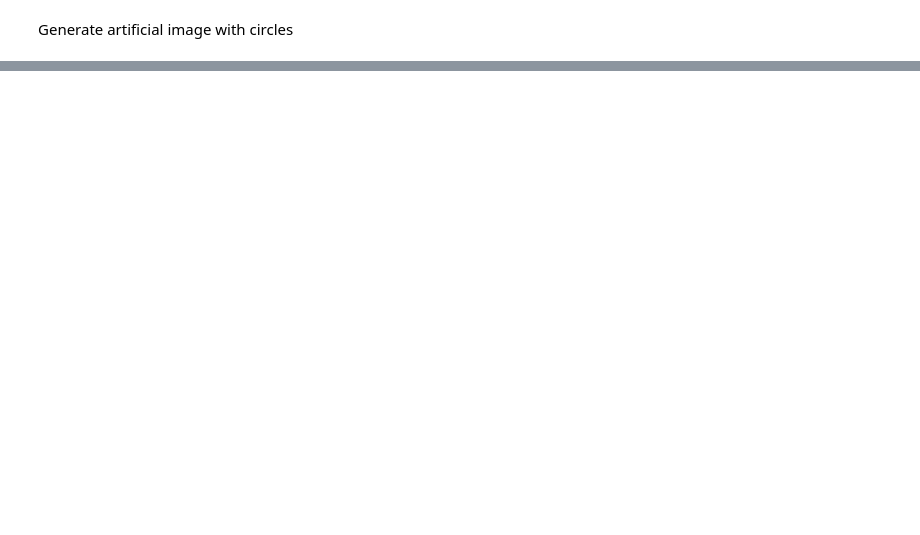
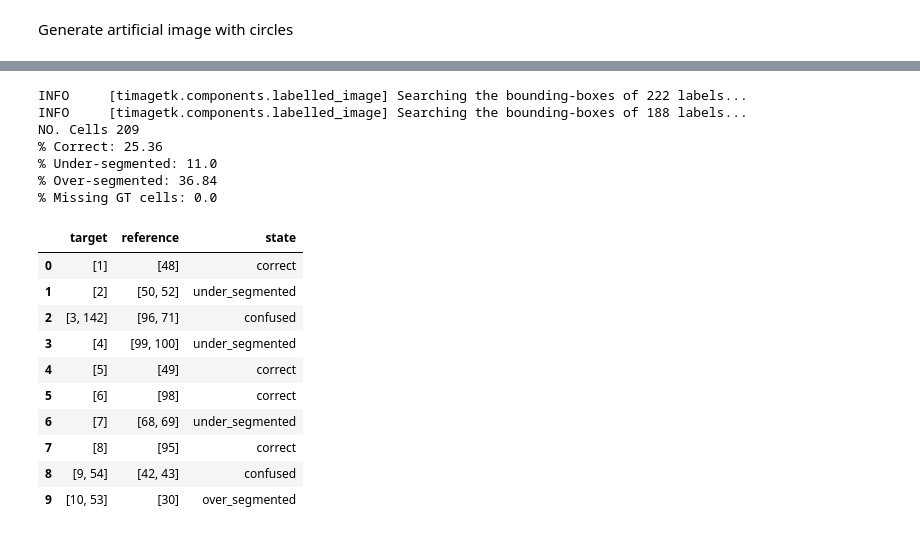
Before and after one commit to ignacio-ms/PyMorph, a Jupyter notebook: notebooks/2.6.0-qa_test.ipynb, the cells around one changed output, grey strips where cells are left out. Saved outputs shown, nothing was run; the diff lists cells and outputs as text; code cells hidden in the pictures; blank space fills up the shorter version.

```diff
--- a/notebooks/2.6.0-qa_test.ipynb
+++ b/notebooks/2.6.0-qa_test.ipynb
@@ -120,0 +501,34 @@ Metrics:
+# %%
+target_img = LabelledImage(
+    img_pred, not_a_label=0, axes_order='XYZ',
+    origin=[0, 0, 0], voxelsize=[1.0, 1.0, 1.0],
+    unit=1e-06
+)
+
+reference_img = LabelledImage(
+    img_gt, not_a_label=0, axes_order='XYZ',
+    origin=[0, 0, 0], voxelsize=[1.0, 1.0, 1.0],
+    unit=1e-06
+)
+
+stats = segmentation_stats(img_pred, img_gt, verbose=True)
+stats
+# %% [output]
+INFO     [timagetk.components.labelled_image] Searching the bounding-boxes of 222 labels...
+INFO     [timagetk.components.labelled_image] Searching the bounding-boxes of 188 labels...
+NO. Cells 209
+% Correct: 25.36
+% Under-segmented: 11.0
+% Over-segmented: 36.84
+% Missing GT cells: 0.0
+|  | target | reference | state |
+| 0 | [1] | [48] | correct |
+| 1 | [2] | [50, 52] | under_segmented |
+| 2 | [3, 142] | [96, 71] | confused |
+| 3 | [4] | [99, 100] | under_segmented |
+| 4 | [5] | [49] | correct |
+| 5 | [6] | [98] | correct |
+| 6 | [7] | [68, 69] | under_segmented |
+| 7 | [8] | [95] | correct |
+| 8 | [9, 54] | [42, 43] | confused |
+| 9 | [10, 53] | [30] | over_segmented |
```
Also changed, not shown: parts of 20 cells of this notebook, 2 other files.
